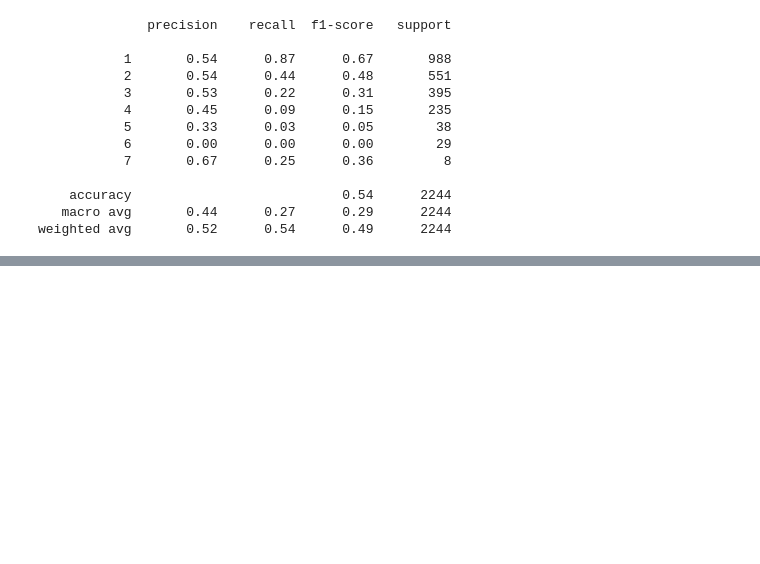
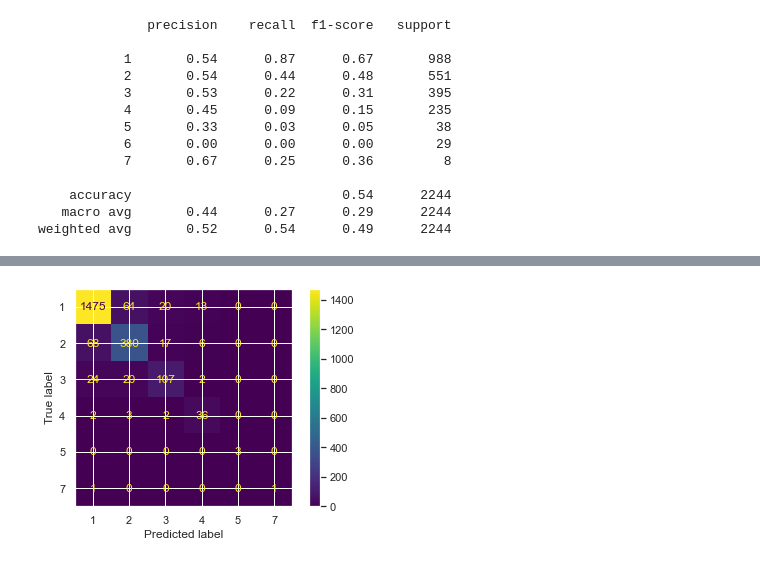
Before and after one commit to TamaraGR/Police_Violence_Analysis, a Jupyter notebook: Police_Violence_PCA.ipynb, the cells around one changed output, grey strips where cells are left out. Saved outputs shown, nothing was run; the diff lists cells and outputs as text; code cells hidden in the pictures; blank space fills up the shorter version.

```diff
--- a/Police_Violence_PCA.ipynb
+++ b/Police_Violence_PCA.ipynb
@@ -463,0 +488,3 @@ Fitting estimator with 5292 features.
+# %%
+# Re-fit the model
+opt_rf_model = rf_model.fit(X_train, y_train.values.ravel())
@@ -463,0 +535,6 @@ Fitting estimator with 5292 features.
+# %%
+# Plot confusion matrix with optimized model
+fig = plot_confusion_matrix(opt_rf_model, X_test, rf_y_pred)
+plt.show()
+# %% [output]
+[figure, added]
```
Also changed, not shown: parts of 10 cells of this notebook.
